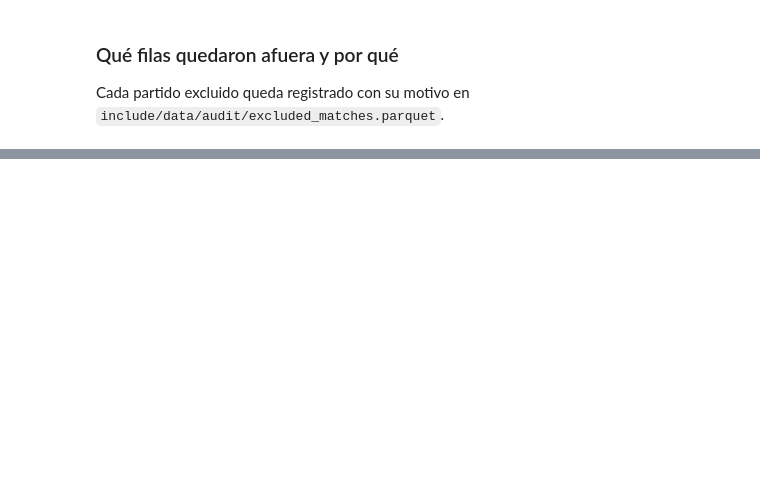
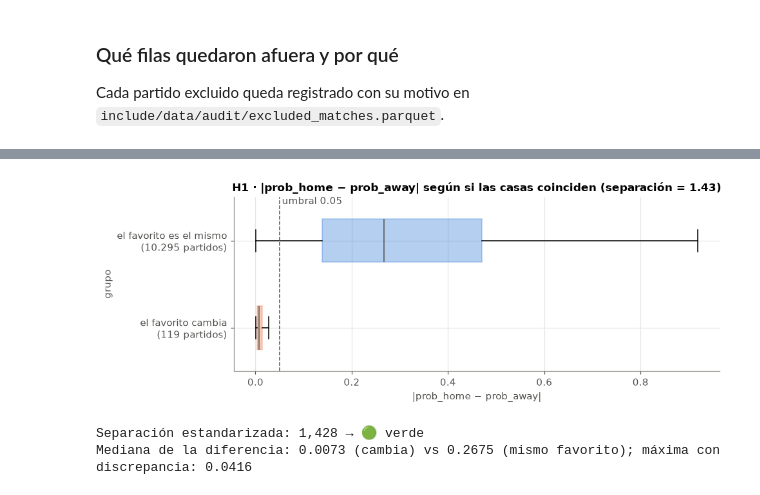
Before and after one commit to MannMatias/UnderDog, a Jupyter notebook: notebooks/entrega_2_eda.ipynb, the cells around one changed output, grey strips where cells are left out. Saved outputs shown, nothing was run; the diff lists cells and outputs as text; code cells hidden in the pictures; blank space fills up the shorter version.

```diff
--- a/notebooks/entrega_2_eda.ipynb
+++ b/notebooks/entrega_2_eda.ipynb
@@ -463,17 +138,0 @@ por `nofav_gk_overall_gap` (zona amarilla por la evidencia mixta).
-# %%
-home_minus_away = lineups["home_xi_overall_mean"] - lineups["away_xi_overall_mean"]
-max_diff = np.nanmax(np.abs(np.where(df["underdog_local"] == 1, df["nofav_xi_overall_mean_gap"], -df["nofav_xi_overall_mean_gap"]) - home_minus_away.round(4)))
-print(f"máx |(gap local-visitante) - (±nofav gap)| = {max_diff:.4f}")
-
-sample = df.assign(home_minus_away=home_minus_away.values).sample(4000, random_state=0)
-fig, ax = plt.subplots(figsize=(6.2, 4.6))
-for flag, color, marker, label in ((1, BLUE, "o", "underdog local"), (0, ORANGE, "s", "underdog visitante")):
-    part = sample[sample["underdog_local"] == flag]
-    ax.scatter(part["nofav_xi_overall_mean_gap"], part["home_minus_away"], s=14, color=color, marker=marker, alpha=0.55,
-               edgecolors="white", linewidths=0.4, label=label)
-ax.set_xlabel("nofav_xi_overall_mean_gap (underdog − favorito)")
-ax.set_ylabel("xi_overall_mean_gap (local − visitante)")
-ax.set_title("Movimiento 1 · La diferencia local−visitante es\nel gap del underdog con el signo cambiado")
-ax.legend(loc="upper right", markerscale=2)
-plt.tight_layout()
-plt.show()
@@ -607,0 +197,29 @@ resultado del underdog están solo en `audit/`. El target es exactamente "ganó
+# %%
+candidates = pd.read_parquet(INTERMEDIATE_DIR / "matches_with_target.parquet")
+candidates = candidates[candidates["equipo_favorito"].notna()].copy()
+stability = label_stability(candidates)
+both = stability["favorito_cambia_ps_b365"].notna()
+h1 = pd.DataFrame({"gap": underdog_gap(candidates)[both], "estable": ~stability.loc[both, "favorito_cambia_ps_b365"].astype(bool)})
+d_h1 = separacion_estandarizada(h1["gap"], h1["estable"])
+
+fig, ax = plt.subplots(figsize=(9, 3.4))
+groups = [h1.loc[~h1["estable"], "gap"], h1.loc[h1["estable"], "gap"]]
+labels = [f"el favorito cambia\n({len(groups[0]):,} partidos)".replace(",", "."), f"el favorito es el mismo\n({len(groups[1]):,} partidos)".replace(",", ".")]
+bp = ax.boxplot(groups, orientation="horizontal", tick_labels=labels, widths=0.5, patch_artist=True, showfliers=False)
+for patch, color in zip(bp["boxes"], [ORANGE, BLUE]):
+    patch.set_facecolor(color); patch.set_alpha(0.35); patch.set_edgecolor(color)
+for med in bp["medians"]:
+    med.set_color(INK)
+ax.axvline(UNDERDOG_MIN_PROB_GAP, color=INK, linestyle="--", linewidth=1)
+ax.text(UNDERDOG_MIN_PROB_GAP + 0.005, 2.42, f"umbral {UNDERDOG_MIN_PROB_GAP}", color=INK)
+ax.set_title(f"H1 · |prob_home − prob_away| según si las casas coinciden (separación = {d_h1:.2f})")
+ax.set_xlabel("|prob_home − prob_away|")
+ax.set_ylabel("grupo")
+plt.tight_layout()
+plt.show()
+print("Separación estandarizada:", semaforo("separacion_estandarizada", d_h1))
+print(f"Mediana de la diferencia: {groups[0].median():.4f} (cambia) vs {groups[1].median():.4f} (mismo favorito); máxima con discrepancia: {groups[0].max():.4f}")
+# %% [output]
+[figure, added]
+Separación estandarizada: 1,428 → 🟢 verde
+Mediana de la diferencia: 0.0073 (cambia) vs 0.2675 (mismo favorito); máxima con discrepancia: 0.0416
```
Also changed, not shown: parts of 62 cells of this notebook, 11 other files.
